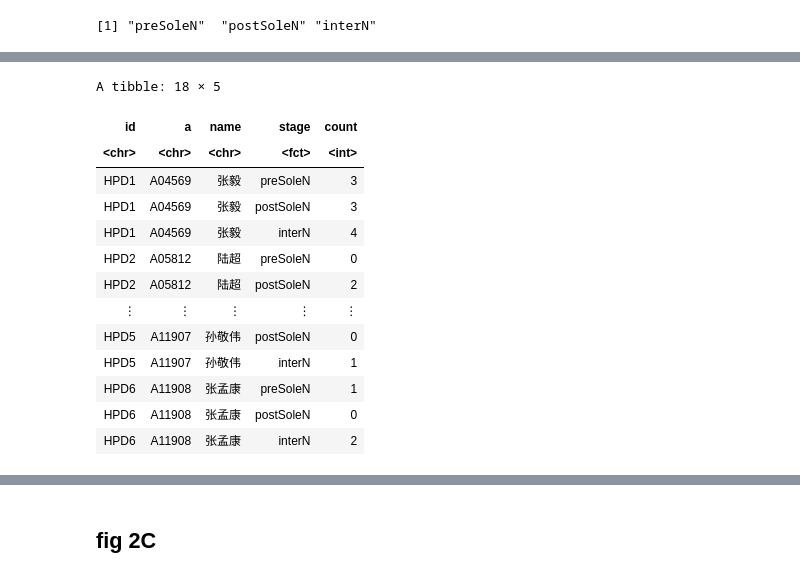
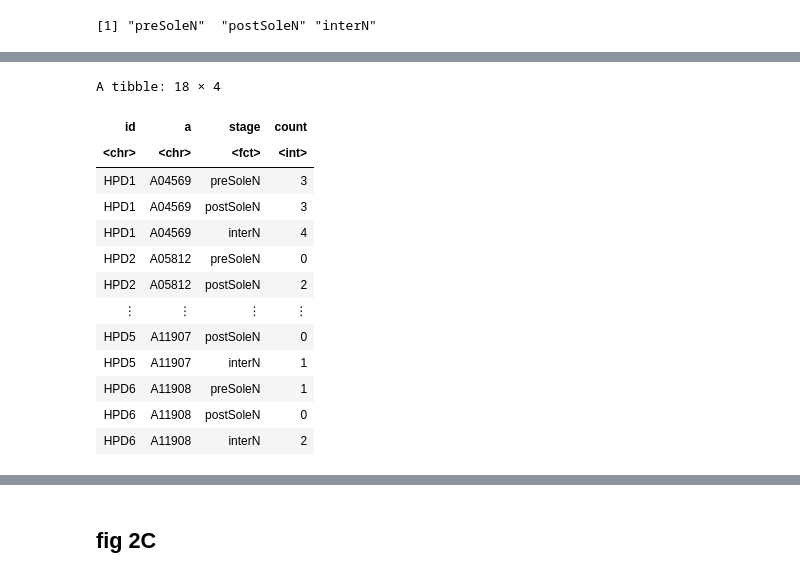
Before and after one commit to biosunsci/HPD_ZhouAP, a Jupyter notebook: R_plot_HPD_pre_post.ipynb, the cells around one changed output, grey strips where cells are left out. Drawn from its saved outputs; the diff is of its cells as text; code cells hidden in the pictures.

```diff
--- a/R_plot_HPD_pre_post.ipynb
+++ b/R_plot_HPD_pre_post.ipynb
@@ -231,10 +232,10 @@ fig2b_long$stage %>% unique
 # %% [output]
 [1] "preSoleN"  "postSoleN" "interN"
 # %%
-fig2b = yload_dfx('fig2b',frm='data_HPD_pre_post/')
-fig2b = fig2b[,1:8]
+fig2b = yload_dfx('fig2b',frm=INPUTROOT)
+fig2b = fig2b[,1:7]
 
-fig2b_long = fig2b %>% select(!ends_with('Total')) %>% pivot_longer(!c('id','a','name'),names_to = "stage",values_to = 'count')
+fig2b_long = fig2b %>% dplyr::select(!ends_with('Total')) %>% pivot_longer(!c('id','a'),names_to = "stage",values_to = 'count')
 fig2b_long$stage = factor(fig2b_long$stage,levels =c('preSoleN','postSoleN','interN'))
 
 fig2b_long
@@ -243,17 +244,17 @@ fig2b_long
-A tibble: 18 × 5
+A tibble: 18 × 4
-| id | a | name | stage | count |
-| <chr> | <chr> | <chr> | <fct> | <int> |
-| HPD1 | A04569 | 张毅 | preSoleN | 3 |
-| HPD1 | A04569 | 张毅 | postSoleN | 3 |
-| HPD1 | A04569 | 张毅 | interN | 4 |
-| HPD2 | A05812 | 陆超 | preSoleN | 0 |
-| HPD2 | A05812 | 陆超 | postSoleN | 2 |
-| ⋮ | ⋮ | ⋮ | ⋮ | ⋮ |
-| HPD5 | A11907 | 孙敬伟 | postSoleN | 0 |
-| HPD5 | A11907 | 孙敬伟 | interN | 1 |
-| HPD6 | A11908 | 张孟康 | preSoleN | 1 |
-| HPD6 | A11908 | 张孟康 | postSoleN | 0 |
-| HPD6 | A11908 | 张孟康 | interN | 2 |
+| id | a | stage | count |
+| <chr> | <chr> | <fct> | <int> |
+| HPD1 | A04569 | preSoleN | 3 |
+| HPD1 | A04569 | postSoleN | 3 |
+| HPD1 | A04569 | interN | 4 |
+| HPD2 | A05812 | preSoleN | 0 |
+| HPD2 | A05812 | postSoleN | 2 |
+| ⋮ | ⋮ | ⋮ | ⋮ |
+| HPD5 | A11907 | postSoleN | 0 |
+| HPD5 | A11907 | interN | 1 |
+| HPD6 | A11908 | preSoleN | 1 |
+| HPD6 | A11908 | postSoleN | 0 |
+| HPD6 | A11908 | interN | 2 |
 # %%
 make.custom(WIDTH,HEIGHT)
 
```
Also changed, not shown: parts of 5 cells of this notebook, 3 other files.
